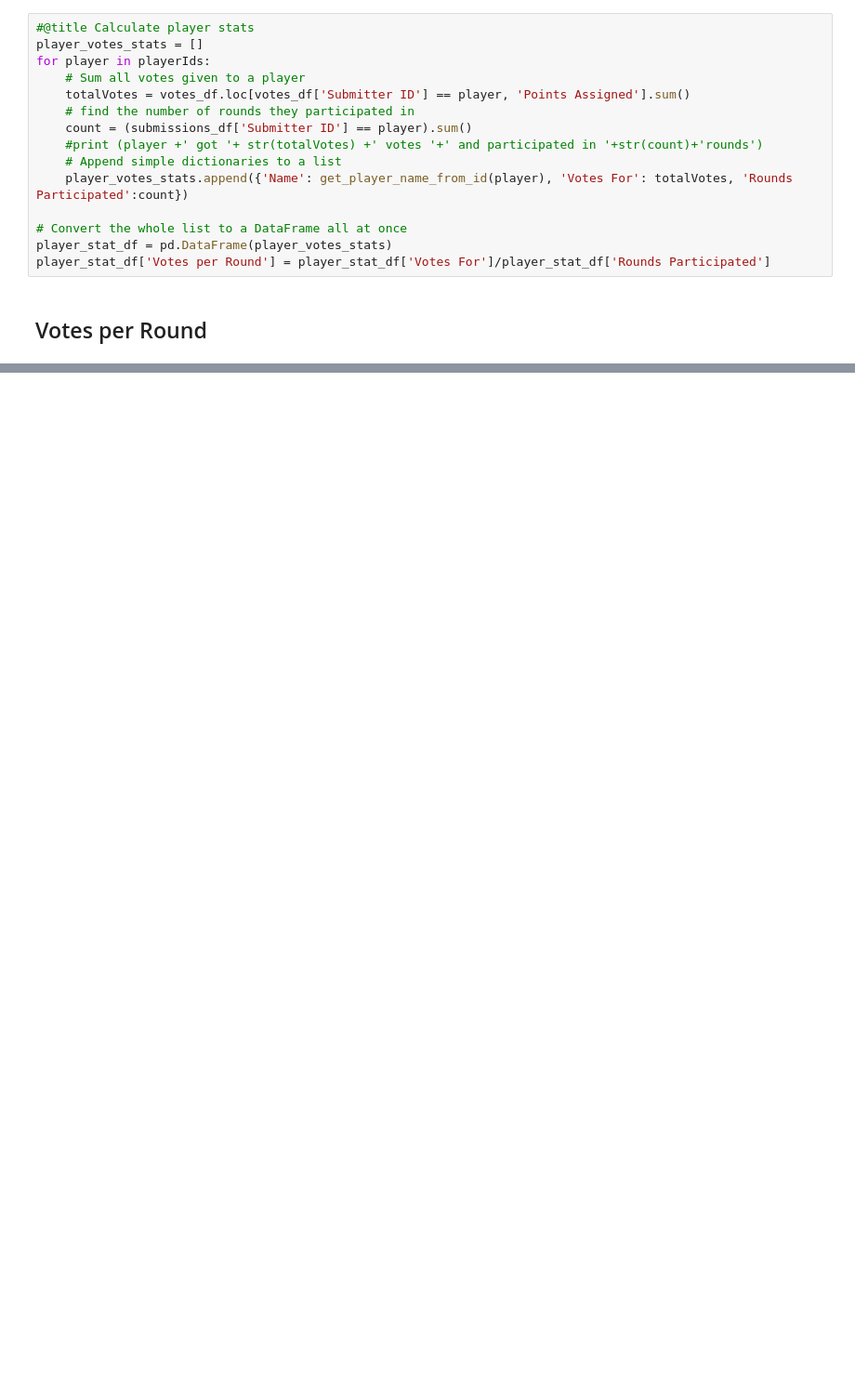
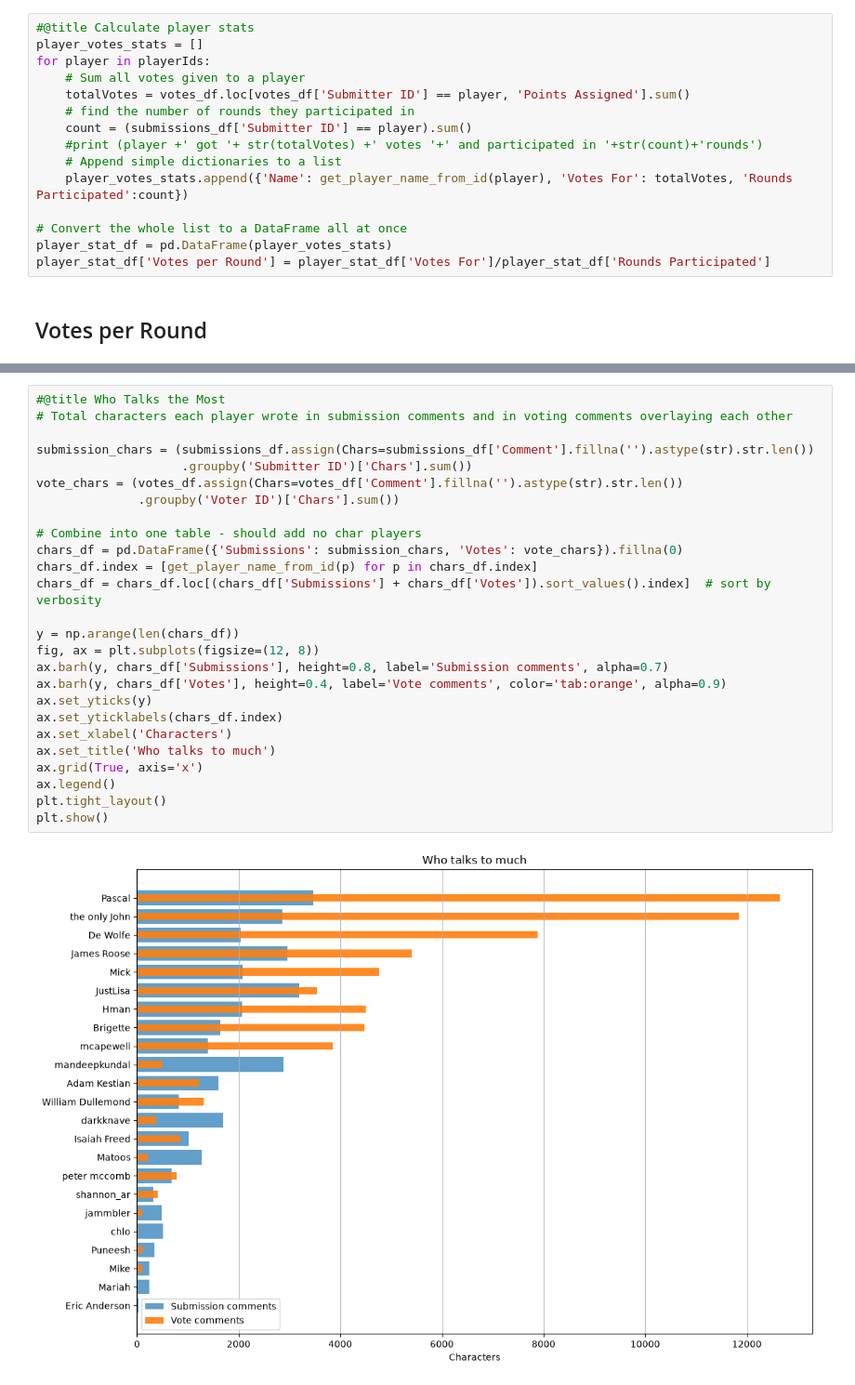
Before and after one commit to Briggernaut/MusicLeagueAnalysis, a Jupyter notebook: MusicLeagueAnalysis.ipynb, the cells around one changed output, grey strips where cells are left out. Shown at 93% size. Cells and saved outputs as stored; diff of their text form; blank space fills up the shorter version.

```diff
--- a/MusicLeagueAnalysis.ipynb
+++ b/MusicLeagueAnalysis.ipynb
@@ -244,3 +231,31 @@ plt.show()
+# %%
+#@title Who Talks the Most
+# Total characters each player wrote in submission comments and in voting comments overlaying each other
+
+submission_chars = (submissions_df.assign(Chars=submissions_df['Comment'].fillna('').astype(str).str.len())
+                    .groupby('Submitter ID')['Chars'].sum())
+vote_chars = (votes_df.assign(Chars=votes_df['Comment'].fillna('').astype(str).str.len())
+              .groupby('Voter ID')['Chars'].sum())
+
+# Combine into one table - should add no char players
+chars_df = pd.DataFrame({'Submissions': submission_chars, 'Votes': vote_chars}).fillna(0)
+chars_df.index = [get_player_name_from_id(p) for p in chars_df.index]
+chars_df = chars_df.loc[(chars_df['Submissions'] + chars_df['Votes']).sort_values().index]  # sort by verbosity
+
+y = np.arange(len(chars_df))
+fig, ax = plt.subplots(figsize=(12, 8))
+ax.barh(y, chars_df['Submissions'], height=0.8, label='Submission comments', alpha=0.7)
+ax.barh(y, chars_df['Votes'], height=0.4, label='Vote comments', color='tab:orange', alpha=0.9)
+ax.set_yticks(y)
+ax.set_yticklabels(chars_df.index)
+ax.set_xlabel('Characters')
+ax.set_title('Who talks to much')
+ax.grid(True, axis='x')
+ax.legend()
+plt.tight_layout()
+plt.show()
+# %% [output]
+[figure, added]
 # %%
 # player stats (best round [placement or votes], worst round, who gave you most/least votes, rounds missed
 # graph of votes received over round (with a running average line)
```
Also changed, not shown: parts of 10 cells of this notebook, 8 other files.
